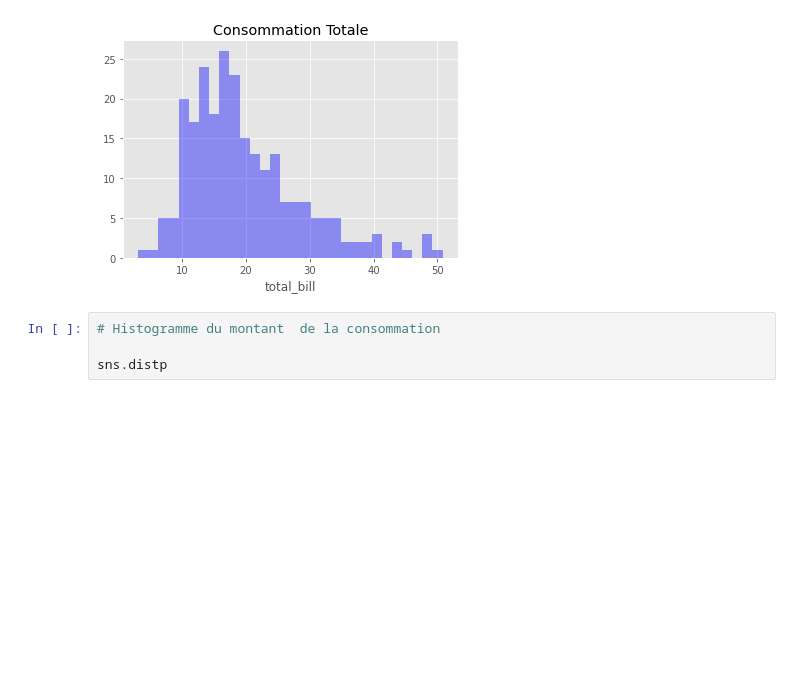
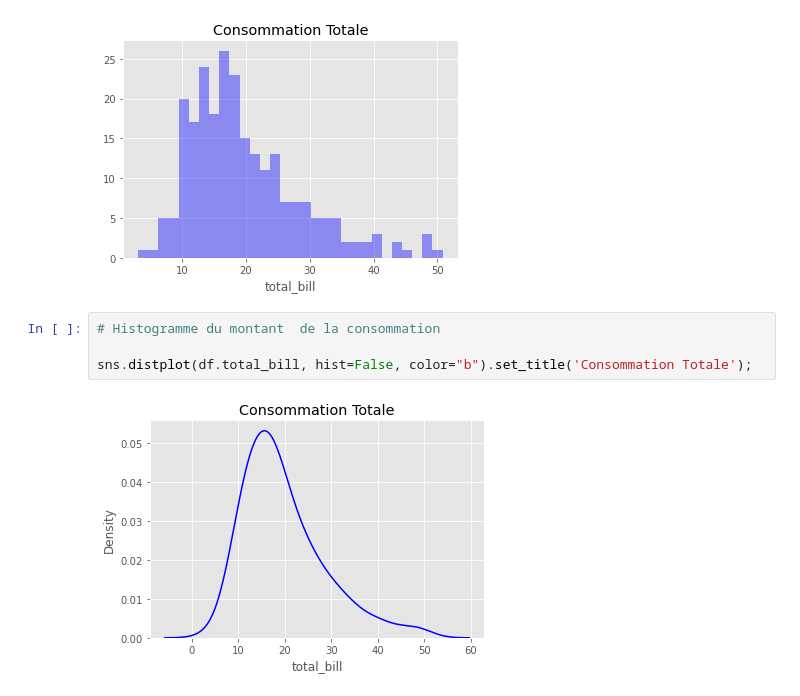
Before and after one commit to camara94/Statistique_pour_la_datascience, a Jupyter notebook: Visualisation univariée des données.ipynb, the cells around one changed output. Saved outputs shown, nothing was run; the diff lists cells and outputs as text; blank space fills up the shorter version.

Commit message:
histogramme et densité de probabilité

```diff
--- a/Visualisation univariée des données.ipynb
+++ b/Visualisation univariée des données.ipynb
@@ -37,4 +37,6 @@ sns.distplot(df.total_bill, color='b', bins=30, kde=False).set_title('Consommati
 # %%
 # Histogramme du montant  de la consommation
 
-sns.distp
+sns.distplot(df.total_bill, hist=False, color="b").set_title('Consommation Totale');
+# %% [output]
+[figure, added]
```
Also changed, not shown: parts of 1 cell of this notebook.
